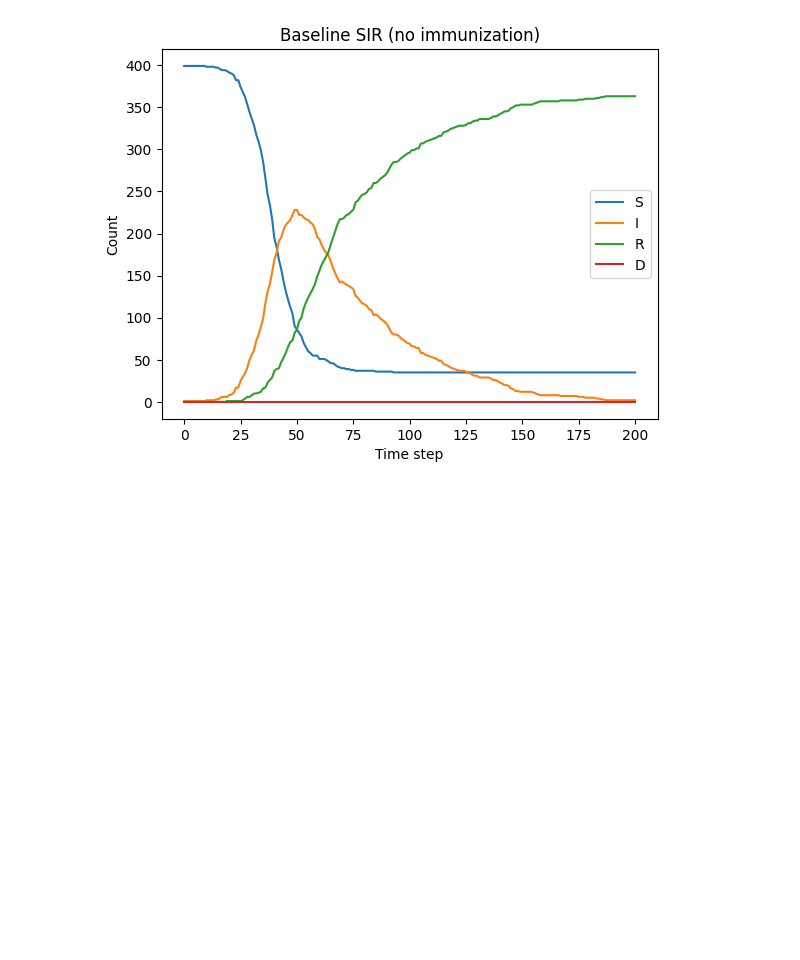
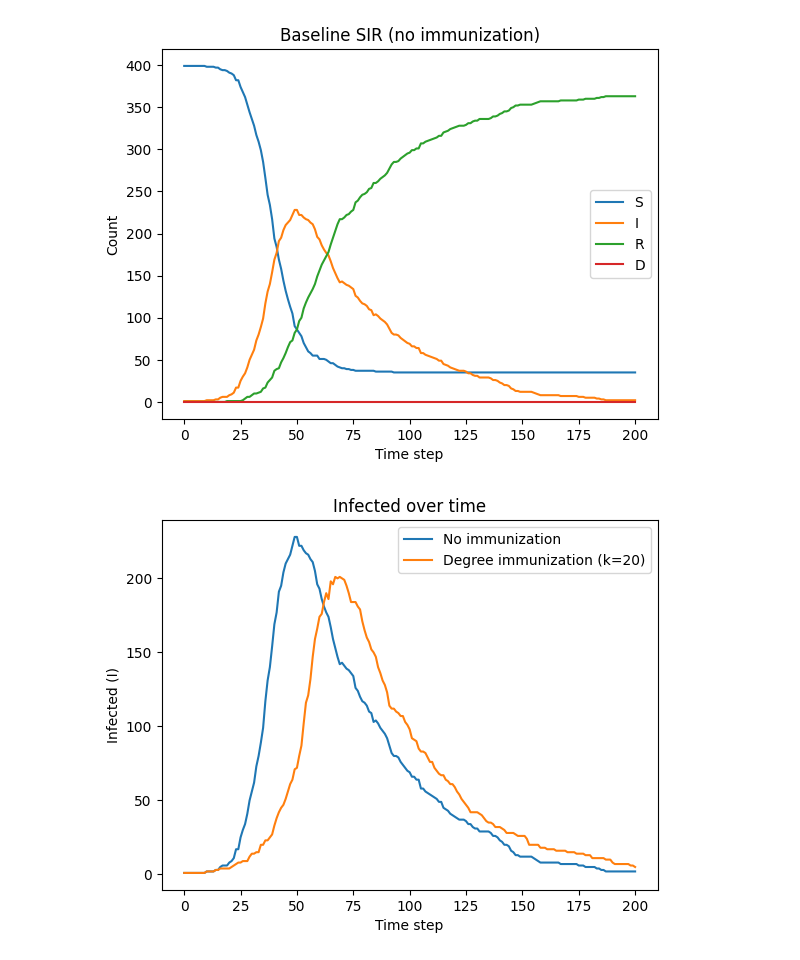
Before and after one commit to jonjon-levi/disease-propogation-network, a Jupyter notebook: notebooks/explore_network.ipynb, the cells around one changed output. Drawn from its saved outputs; the diff is of its cells as text; code cells hidden in the pictures; blank space fills up the shorter version.

Commit message:
experimentation by immunizing nodes based off degrees

```diff
--- a/notebooks/explore_network.ipynb
+++ b/notebooks/explore_network.ipynb
@@ -53,3 +53,26 @@ plt.legend()
 plt.show()
 # %% [output]
 [figure]
+# %%
+k = 20
+immunized = choose_immunized_by_degree(G, k)
+
+out_deg = simulate_sir(
+    G,
+    beta=beta,
+    gamma=gamma,
+    steps=steps,
+    initial_infected=initial_infected,
+    immunized=immunized,
+    rng=np.random.default_rng(42)  # same seed for fair comparison
+)
+
+plt.plot(out0["I"], label="No immunization")
+plt.plot(out_deg["I"], label=f"Degree immunization (k={k})")
+plt.title("Infected over time")
+plt.xlabel("Time step")
+plt.ylabel("Infected (I)")
+plt.legend()
+plt.show()
+# %% [output]
+[figure, added]
```
Also changed, not shown: parts of 1 cell of this notebook.
